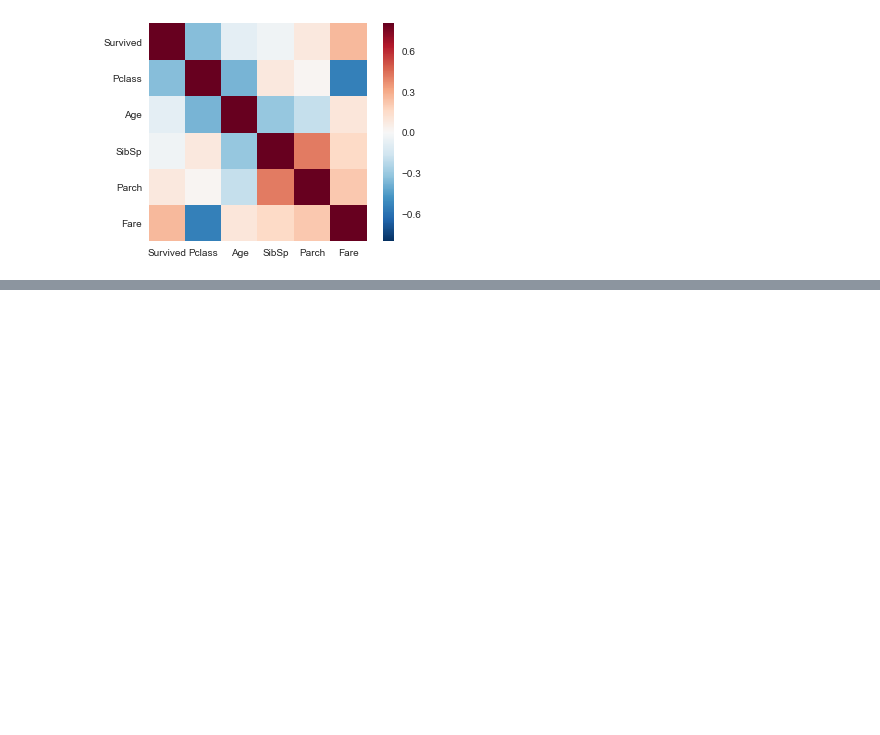
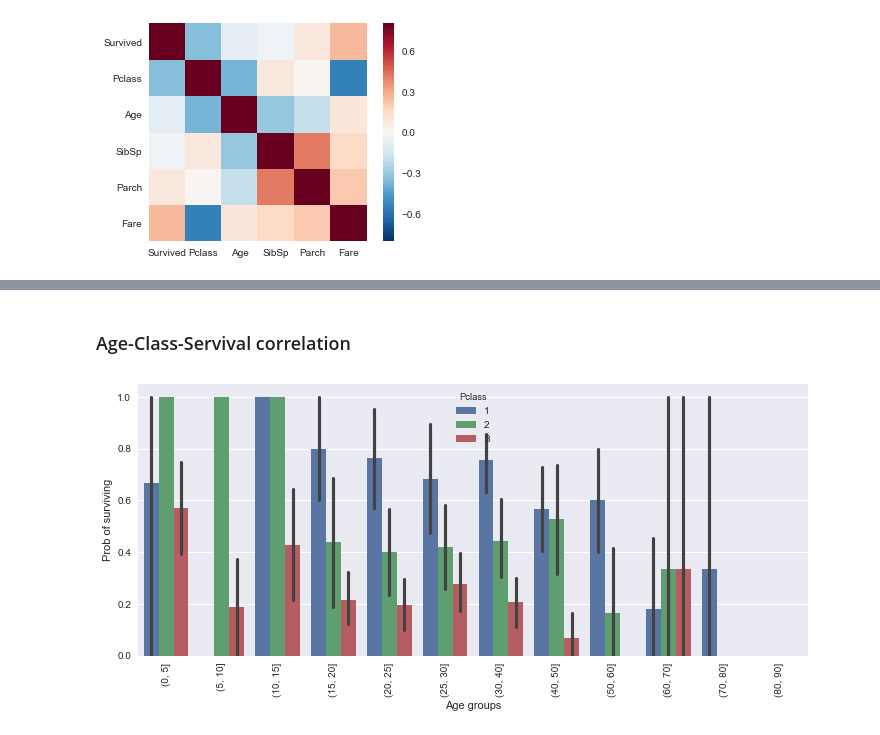
Before and after one commit to Marrry1327/ML-DM, a Jupyter notebook: Lab #1 Intoduction to instruments.ipynb, the cells around one changed output, grey strips where cells are left out. Saved outputs shown, nothing was run; the diff lists cells and outputs as text; code cells hidden in the pictures; blank space fills up the shorter version.

```diff
--- a/Lab #1 Intoduction to instruments.ipynb
+++ b/Lab #1 Intoduction to instruments.ipynb
@@ -254,0 +257,11 @@ age_group = z7.groupby({'Age': [1.0, 15.0, 30.0]})
+# %% [markdown]
+### Age-Class-Servival correlation
+# %%
+fig, ax = plt.subplots()
+fig.set_size_inches(12, 5)
+
+p = sns.barplot(x="AgeG", y="Survived", hue='Pclass', data=r, order=order, ax=ax)
+p.set(xlabel='Age groups', ylabel='Prob of surviving')
+_ = plt.setp(p.get_xticklabels(), rotation=90)
+# %% [output]
+[figure, added]
```
Also changed, not shown: parts of 11 cells of this notebook.
